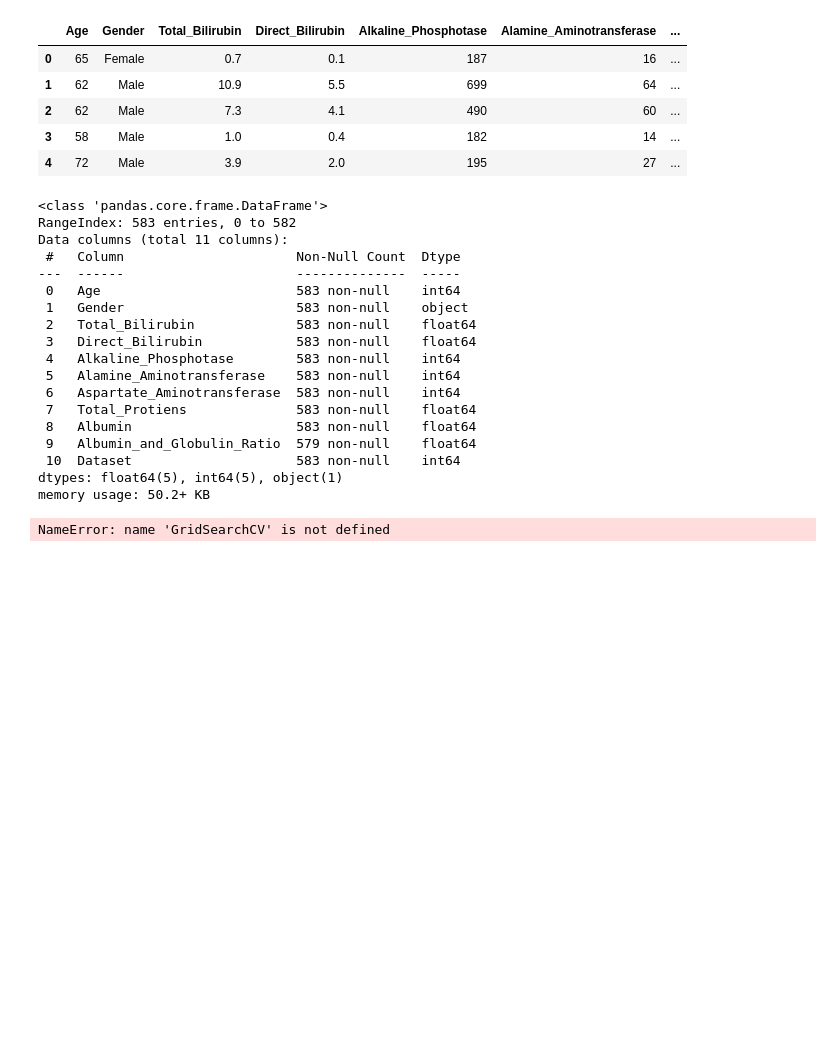
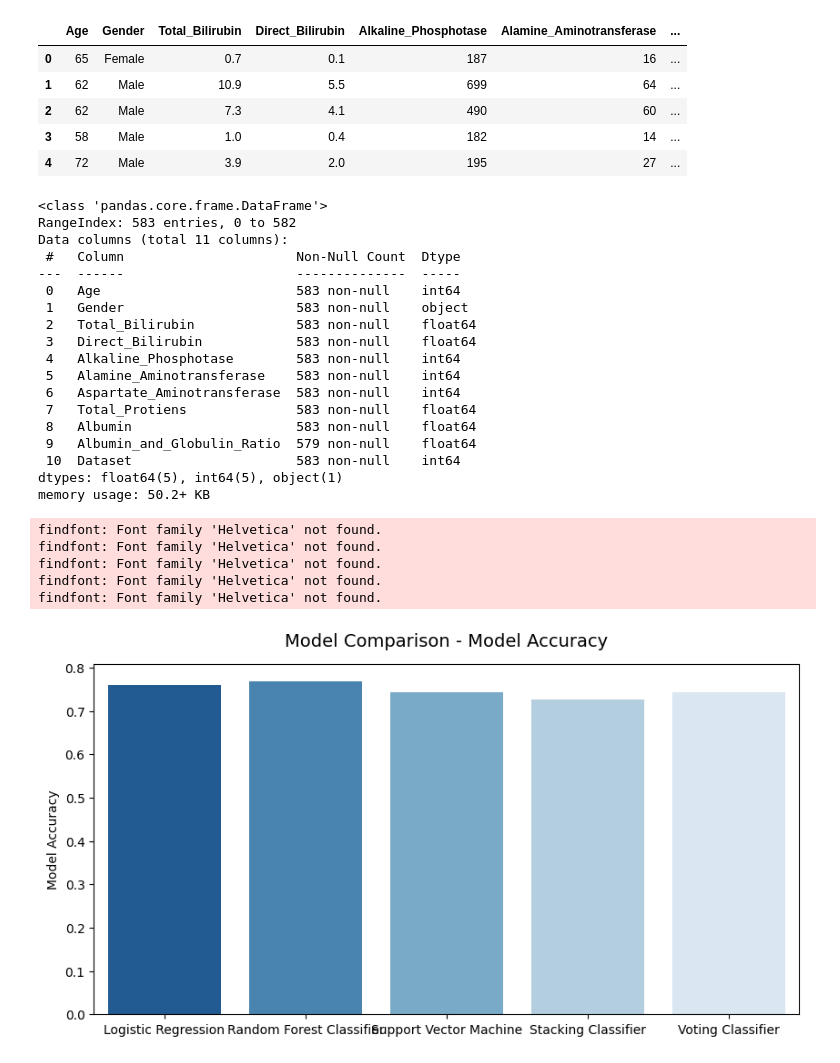
Before and after one commit to sohammanjrekar/Multiple-Disease-Prediction-Webapp, a Jupyter notebook: Code/liver.ipynb, the cells around one changed output. Drawn from its saved outputs; the diff is of its cells as text; code cells hidden in the pictures; blank space fills up the shorter version.

```diff
--- a/Code/liver.ipynb
+++ b/Code/liver.ipynb
@@ -61,7 +61,7 @@ import pandas as pd
 import numpy as np
 import matplotlib.pyplot as plt
 import seaborn as sns
-from sklearn.model_selection import train_test_split
+from sklearn.model_selection import GridSearchCV, train_test_split
 from sklearn.preprocessing import StandardScaler
 from sklearn.linear_model import LogisticRegression
 from sklearn.ensemble import RandomForestClassifier, StackingClassifier, VotingClassifier
@@ -77,6 +77,7 @@ y = df["Dataset"]
 # Mapping numeric values for Gender (assuming 'Gender' is a binary variable)
 df['Gender'] = df['Gender'].map({'Male': 1, 'Female': 2})
 
+
 # Filling missing values with the median
 X.fillna(X.median(), inplace=True)
 
@@ -91,6 +92,10 @@ X_test = scaler.transform(X_test)
 # Logistic Regression
 lr = LogisticRegression()
 lr.fit(X_train, y_train)
+# Save the trained model
+import joblib
+print(X_train)
+joblib.dump(lr, 'liver_model.sav')
 lr_score = lr.score(X_test, y_test)
 
 # Random Forest Classifier - Hyperparameter tuning
@@ -111,19 +116,6 @@ svm = SVC()
 svm.fit(X_train, y_train)
 svm_score = svm.score(X_test, y_test)
 
-# Model Comparison
-model_names = ["Logistic Regression", "Random Forest Classifier", "Support Vector Machine"]
-model_scores = [lr_score, best_rfc_score, svm_score]
-
-plt.figure(figsize=(8, 5))
-sns.barplot(x=model_names, y=model_scores, palette="Blues_r")
-plt.ylabel("Model Accuracy")
-plt.title("Model Comparison - Model Accuracy", fontsize=14, fontname="Helvetica", y=1.03)
-plt.show()
-
-# ... (Previous code for Confusion Matrix and Classification Report)
-
-# Additional Ensemble Models
 # Stacking Classifier
 estimators = [
     ('lr', LogisticRegression()),
@@ -133,67 +125,42 @@ estimators = [
 
 stacking_model = StackingClassifier(estimators=estimators, final_estimator=RandomForestClassifier())
 stacking_model.fit(X_train, y_train)
-import joblib
-joblib.dump(stacking_model,'liver_model.sav')
 stacking_score = stacking_model.score(X_test, y_test)
 
 # Voting Classifier
 voting_model = VotingClassifier(estimators=estimators, voting='hard')
 voting_model.fit(X_train, y_train)
 voting_score = voting_model.score(X_test, y_test)
 
-# AdaBoost
-ada_boost = AdaBoostClassifier(base_estimator=DecisionTreeClassifier(), n_estimators=50, random_state=42)
-ada_boost.fit(X_train, y_train)
-ada_boost_score = ada_boost.score(X_test, y_test)
+# Model Comparison
+model_names = ["Logistic Regression", "Random Forest Classifier", "Support Vector Machine", "Stacking Classifier", "Voting Classifier"]
+model_scores = [lr_score, best_rfc_score, svm_score, stacking_score, voting_score]
 
-# Gradient Boosting
-gradient_boosting = GradientBoostingClassifier(n_estimators=100, learning_rate=1.0, max_depth=1, random_state=42)
-gradient_boosting.fit(X_train, y_train)
-gradient_boosting_score = gradient_boosting.score(X_test, y_test)
-
-# Model Comparison for Ensemble Models
-ensemble_model_names = ["Stacking Classifier", "Voting Classifier", "AdaBoost", "Gradient Boosting"]
-ensemble_model_scores = [stacking_score, voting_score, ada_boost_score, gradient_boosting_score]
-
-plt.figure(figsize=(8, 5))
-sns.barplot(x=ensemble_model_names, y=ensemble_model_scores, palette="Blues_r")
+plt.figure(figsize=(10, 5))
+sns.barplot(x=model_names, y=model_scores, palette="Blues_r")
 plt.ylabel("Model Accuracy")
-plt.title("Ensemble Model Comparison - Model Accuracy", fontsize=14, fontname="Helvetica", y=1.03)
+plt.title("Model Comparison - Model Accuracy", fontsize=14, fontname="Helvetica", y=1.03)
 plt.show()
-
-# ... (Previous code for Confusion Matrix and Classification Report)
 
 # Confusion Matrix and Classification Report for Stacking Classifier
 y_pred_stacking = stacking_model.predict(X_test)
 cf_matrix_stacking = confusion_matrix(y_test, y_pred_stacking)
 print("\nConfusion Matrix for Stacking Classifier:")
 print(cf_matrix_stacking)
 print("\nClassification Report for Stacking Classifier:")
 print(classification_report(y_test, y_pred_stacking))
 
 # Confusion Matrix and Classification Report for Voting Classifier
 y_pred_voting = voting_model.predict(X_test)
 cf_matrix_voting = confusion_matrix(y_test, y_pred_voting)
 print("\nConfusion Matrix for Voting Classifier:")
 print(cf_matrix_voting)
 print("\nClassification Report for Voting Classifier:")
 print(classification_report(y_test, y_pred_voting))
-
-# Confusion Matrix and Classification Report for AdaBoost
-y_pred_ada_boost = ada_boost.predict(X_test)
-cf_matrix_ada_boost = confusion_matrix(y_test, y_pred_ada_boost)
-print("\nConfusion Matrix for AdaBoost:")
-print(cf_matrix_ada_boost)
-print("\nClassification Report for AdaBoost:")
-print(classification_report(y_test, y_pred_ada_boost))
-
-# Confusion Matrix and Classification Report for Gradient Boosting
-y_pred_gradient_boosting = gradient_boosting.predict(X_test)
-cf_matrix_gradient_boosting = confusion_matrix(y_test, y_pred_gradient_boosting)
-print("\nConfusion Matrix for Gradient Boosting:")
-print(cf_matrix_gradient_boosting)
-print("\nClassification Report for Gradient Boosting:")
-print(classification_report(y_test, y_pred_gradient_boosting))
 # %% [output]
-NameError: name 'GridSearchCV' is not defined
+findfont: Font family 'Helvetica' not found.
+findfont: Font family 'Helvetica' not found.
+findfont: Font family 'Helvetica' not found.
+findfont: Font family 'Helvetica' not found.
+findfont: Font family 'Helvetica' not found.
+[figure, added]
```
Also changed, not shown: parts of 1 cell of this notebook, 15 other files.
